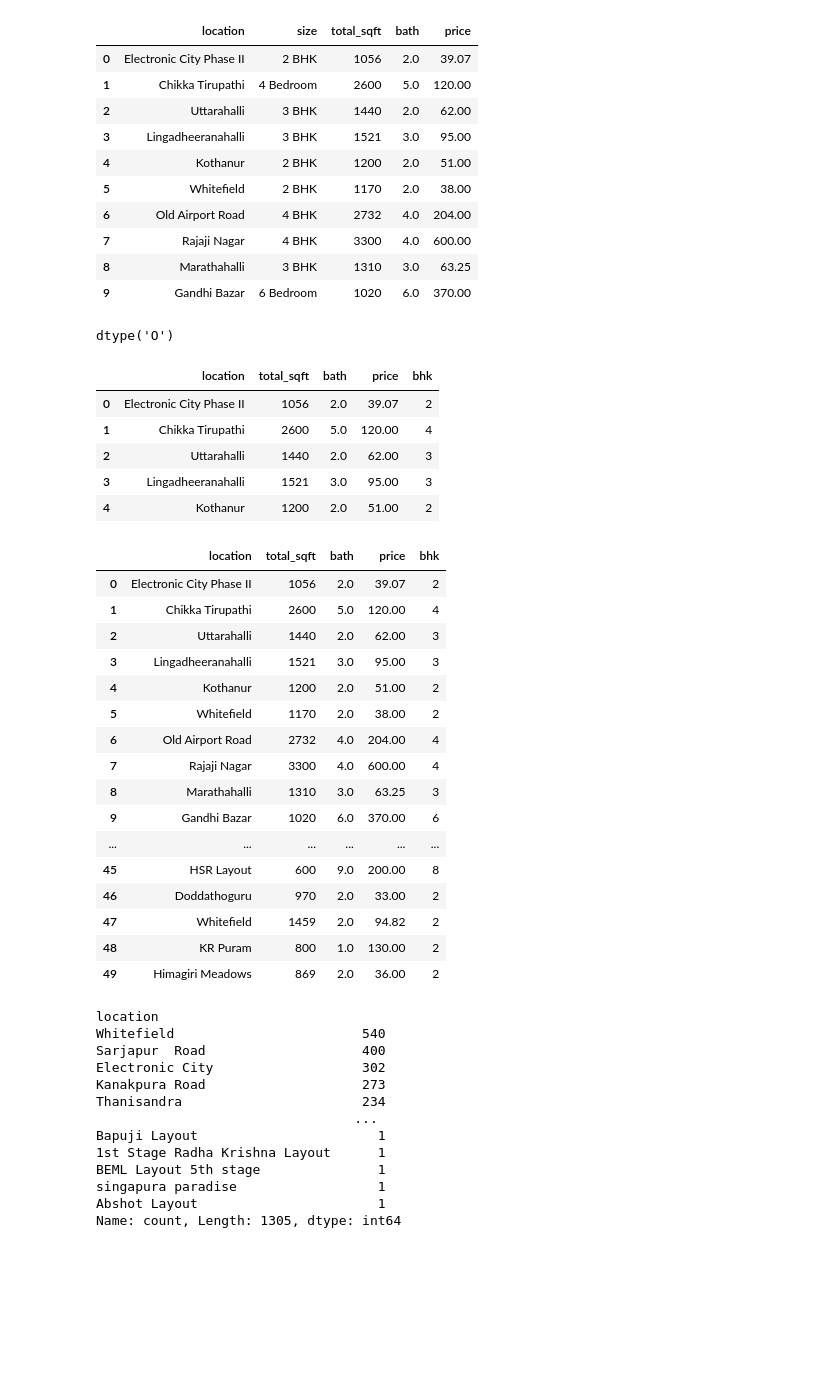
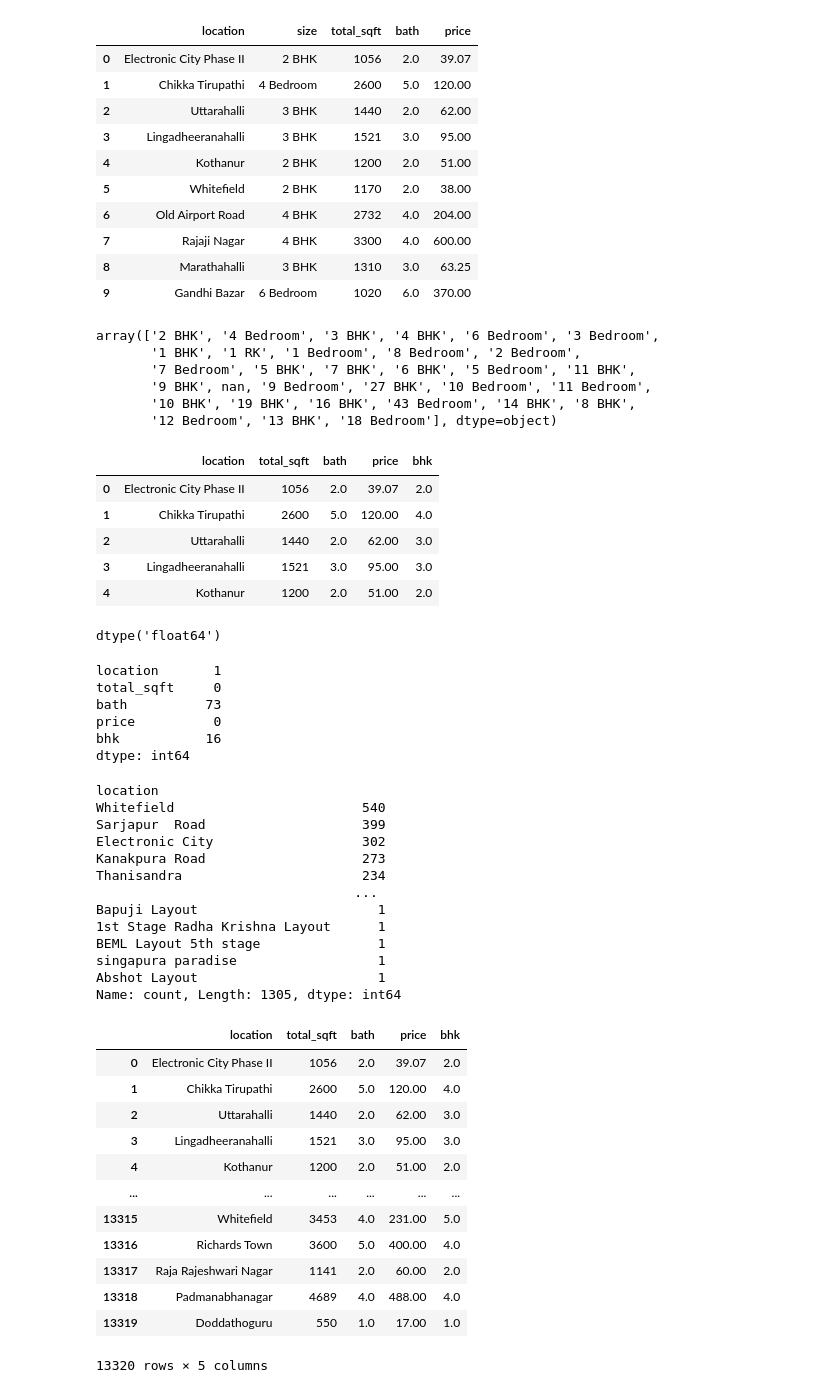
Before and after one commit to Pranavlovescode/Show-Me-Price, a Jupyter notebook: bangluru_price_prediction.ipynb, the cells around one changed output. Saved outputs shown, nothing was run; the diff lists cells and outputs as text; code cells hidden in the pictures; blank space fills up the shorter version.

```diff
--- a/bangluru_price_prediction.ipynb
+++ b/bangluru_price_prediction.ipynb
@@ -50,47 +54,45 @@ df2.head(10)
 | 8 | Marathahalli | 3 BHK | 1310 | 3.0 | 63.25 |
 | 9 | Gandhi Bazar | 6 Bedroom | 1020 | 6.0 | 370.00 |
 # %%
-df2['size'].dtype
+df2['size'].unique()
 # %% [output]
-dtype('O')
+array(['2 BHK', '4 Bedroom', '3 BHK', '4 BHK', '6 Bedroom', '3 Bedroom',
+       '1 BHK', '1 RK', '1 Bedroom', '8 Bedroom', '2 Bedroom',
+       '7 Bedroom', '5 BHK', '7 BHK', '6 BHK', '5 Bedroom', '11 BHK',
+       '9 BHK', nan, '9 Bedroom', '27 BHK', '10 Bedroom', '11 Bedroom',
+       '10 BHK', '19 BHK', '16 BHK', '43 Bedroom', '14 BHK', '8 BHK',
+       '12 Bedroom', '13 BHK', '18 Bedroom'], dtype=object)
 # %%
-df2['bhk'] = df2['size'].apply(lambda x : x.split(' ')[0])
+df2['bhk'] = df2['size'].astype(str).apply(lambda x : float(x.split(' ')[0]))
 df3 = df2.drop(['size'],axis=1)
 df3.head()
 # %% [output]
 |  | location | total_sqft | bath | price | bhk |
-| 0 | Electronic City Phase II | 1056 | 2.0 | 39.07 | 2 |
-| 1 | Chikka Tirupathi | 2600 | 5.0 | 120.00 | 4 |
-| 2 | Uttarahalli | 1440 | 2.0 | 62.00 | 3 |
-| 3 | Lingadheeranahalli | 1521 | 3.0 | 95.00 | 3 |
-| 4 | Kothanur | 1200 | 2.0 | 51.00 | 2 |
+| 0 | Electronic City Phase II | 1056 | 2.0 | 39.07 | 2.0 |
+| 1 | Chikka Tirupathi | 2600 | 5.0 | 120.00 | 4.0 |
+| 2 | Uttarahalli | 1440 | 2.0 | 62.00 | 3.0 |
+| 3 | Lingadheeranahalli | 1521 | 3.0 | 95.00 | 3.0 |
+| 4 | Kothanur | 1200 | 2.0 | 51.00 | 2.0 |
+# %%
+df3['bhk'].dtype
+# %% [output]
+dtype('float64')
 # %%
 df3.isnull().sum()
-df3.head(50)
+# df3.head()
 # %% [output]
-|  | location | total_sqft | bath | price | bhk |
-| 0 | Electronic City Phase II | 1056 | 2.0 | 39.07 | 2 |
-| 1 | Chikka Tirupathi | 2600 | 5.0 | 120.00 | 4 |
-| 2 | Uttarahalli | 1440 | 2.0 | 62.00 | 3 |
-| 3 | Lingadheeranahalli | 1521 | 3.0 | 95.00 | 3 |
-| 4 | Kothanur | 1200 | 2.0 | 51.00 | 2 |
-| 5 | Whitefield | 1170 | 2.0 | 38.00 | 2 |
-| 6 | Old Airport Road | 2732 | 4.0 | 204.00 | 4 |
-| 7 | Rajaji Nagar | 3300 | 4.0 | 600.00 | 4 |
-| 8 | Marathahalli | 1310 | 3.0 | 63.25 | 3 |
-| 9 | Gandhi Bazar | 1020 | 6.0 | 370.00 | 6 |
-| ... | ... | ... | ... | ... | ... |
-| 45 | HSR Layout | 600 | 9.0 | 200.00 | 8 |
-| 46 | Doddathoguru | 970 | 2.0 | 33.00 | 2 |
-| 47 | Whitefield | 1459 | 2.0 | 94.82 | 2 |
-| 48 | KR Puram | 800 | 1.0 | 130.00 | 2 |
-| 49 | Himagiri Meadows | 869 | 2.0 | 36.00 | 2 |
+location       1
+total_sqft     0
+bath          73
+price          0
+bhk           16
+dtype: int64
 # %%
 df3['location'].value_counts()
 # %% [output]
 location
 Whitefield                        540
-Sarjapur  Road                    400
+Sarjapur  Road                    399
 Electronic City                   302
 Kanakpura Road                    273
 Thanisandra                       234
@@ -101,3 +103,20 @@ BEML Layout 5th stage               1
 singapura paradise                  1
 Abshot Layout                       1
 Name: count, Length: 1305, dtype: int64
+# %%
+df4 = df3.copy()
+df4
+# %% [output]
+|  | location | total_sqft | bath | price | bhk |
+| 0 | Electronic City Phase II | 1056 | 2.0 | 39.07 | 2.0 |
+| 1 | Chikka Tirupathi | 2600 | 5.0 | 120.00 | 4.0 |
+| 2 | Uttarahalli | 1440 | 2.0 | 62.00 | 3.0 |
+| 3 | Lingadheeranahalli | 1521 | 3.0 | 95.00 | 3.0 |
+| 4 | Kothanur | 1200 | 2.0 | 51.00 | 2.0 |
+| ... | ... | ... | ... | ... | ... |
+| 13315 | Whitefield | 3453 | 4.0 | 231.00 | 5.0 |
+| 13316 | Richards Town | 3600 | 5.0 | 400.00 | 4.0 |
+| 13317 | Raja Rajeshwari Nagar | 1141 | 2.0 | 60.00 | 2.0 |
+| 13318 | Padmanabhanagar | 4689 | 4.0 | 488.00 | 4.0 |
+| 13319 | Doddathoguru | 550 | 1.0 | 17.00 | 1.0 |
+13320 rows × 5 columns
```
Also changed, not shown: parts of 22 cells of this notebook.
